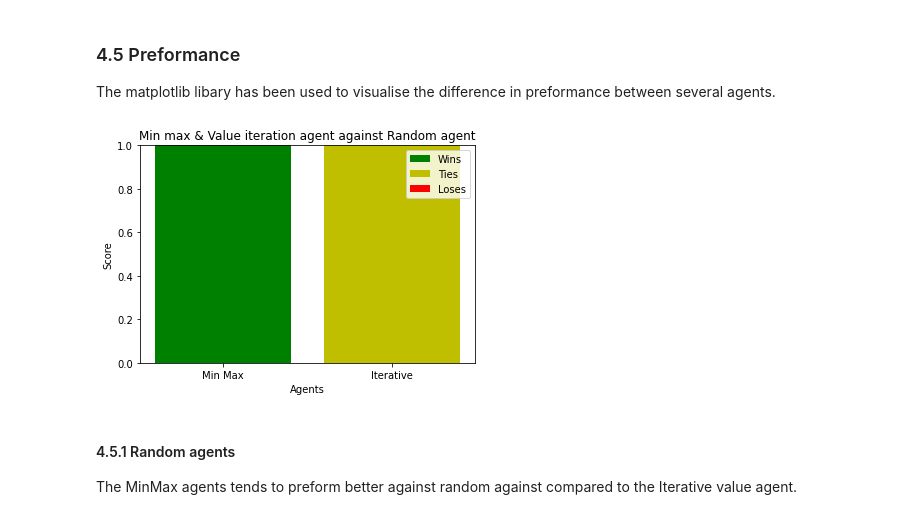
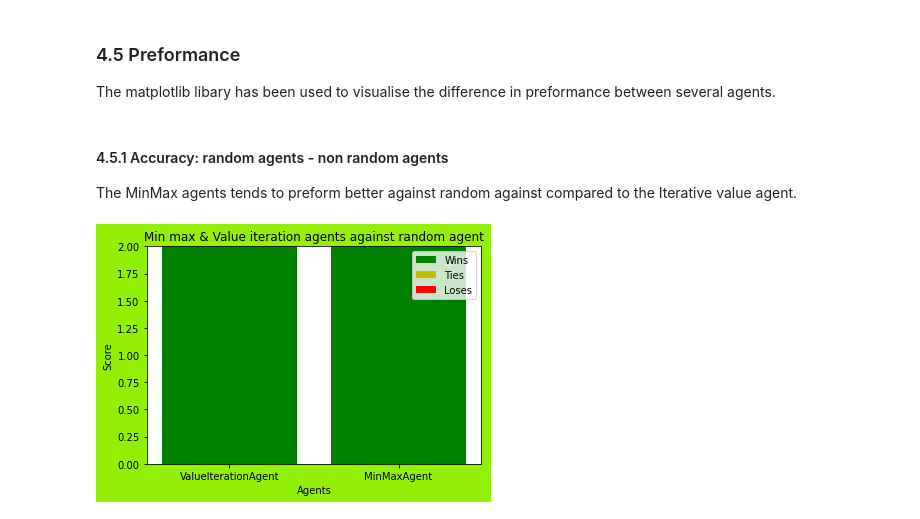
Before and after one commit to BlSchulpen/DecisionTheory, a Jupyter notebook: deth_four_ag.ipynb, the cells around one changed output. Saved outputs shown, nothing was run; the diff lists cells and outputs as text; code cells hidden in the pictures.

```diff
--- a/deth_four_ag.ipynb
+++ b/deth_four_ag.ipynb
@@ -401,17 +395,16 @@ print(display)
 
 The matplotlib libary has been used to visualise the difference in preformance between several agents.
 # %%
-
 agent_types = [FourInARowRandomAgent,FourInARowSemiRandomAgent]
 creator = FourInARowGraphCreator()
-
-
-# Difference Min Max agent Vs the Value iteration agent agenst a random opponent
-creator.min_max_game(FourInARowRandomAgent, "Min max & Value iteration agent against Random agent")
-# %% [output]
-[figure, removed]
 # %% [markdown]
-#### 4.5.1 Random agents
+#### 4.5.1 Accuracy: random agents - non random agents
 
 The MinMax agents tends to preform better against random against compared to the Iterative value agent.
+# %%
+players_to_meassure = [FourInARowValueIterationAgent,FourInARowMinMaxAgent]
+opponent = FourInARowRandomAgent
+creator.plot_acc(players_to_meassure, "Min max & Value iteration agents against random agent",opponent)
+# %% [output]
+[figure, added]
 # %%
```
Also changed, not shown: parts of 17 cells of this notebook, 1 other file.
